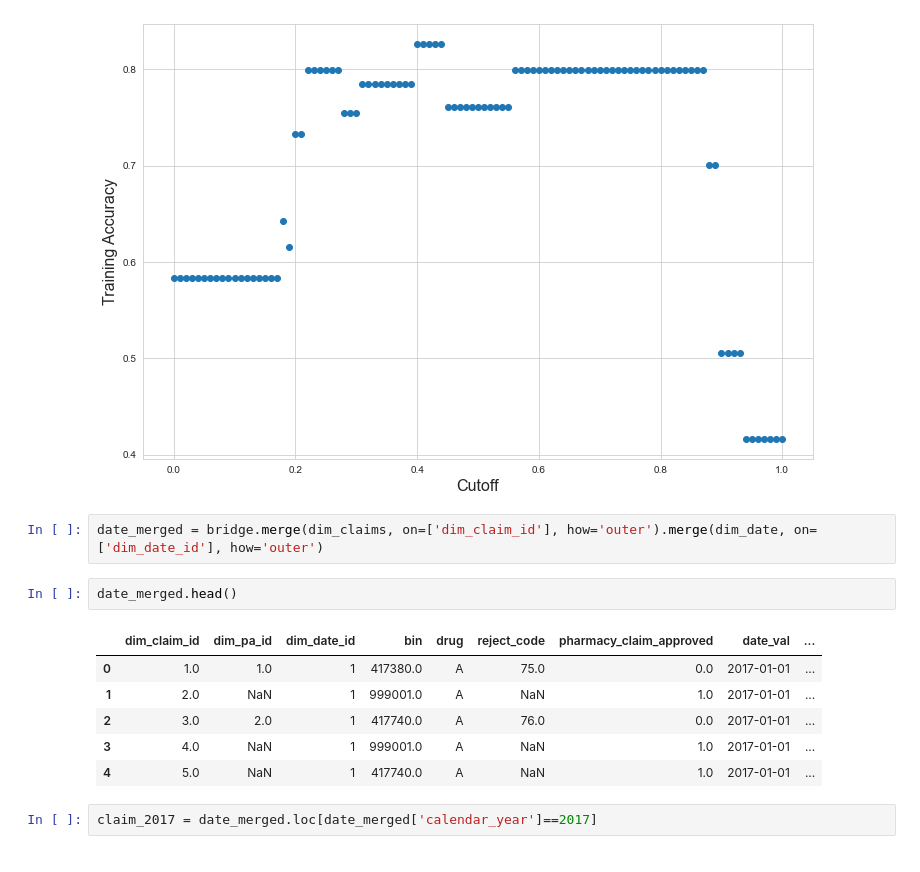
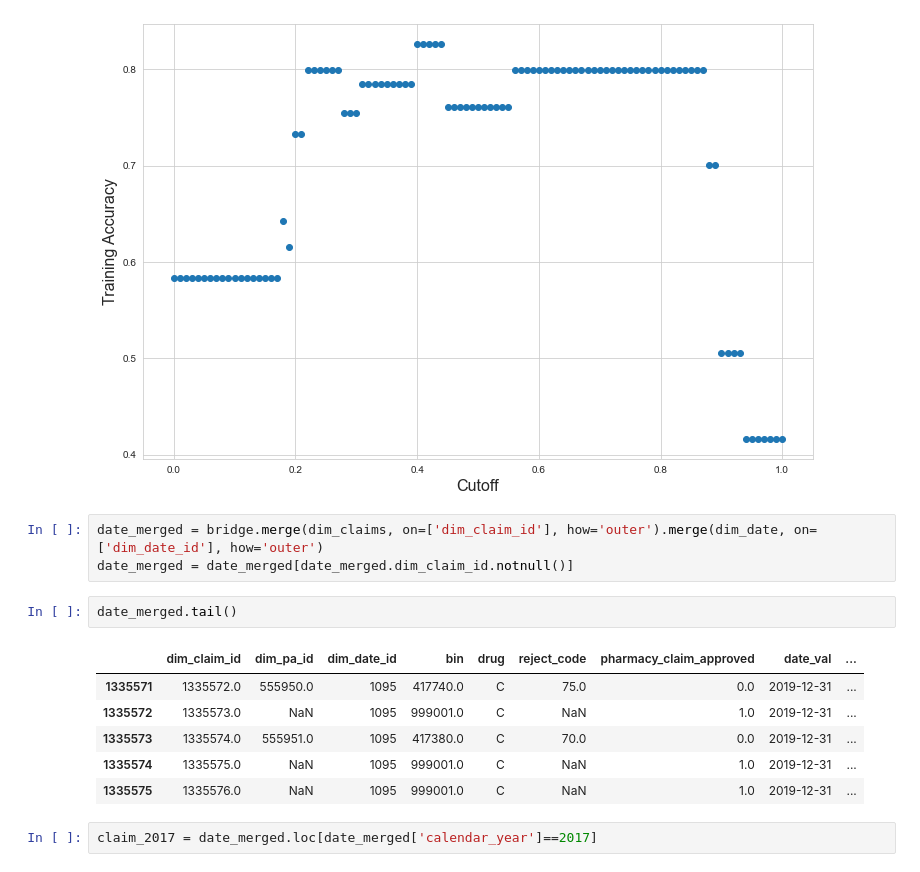
Before and after one commit to xushuo0/CoverMyMeds_Project, a Jupyter notebook: regression.ipynb, the cells around one changed output. Saved outputs shown, nothing was run; the diff lists cells and outputs as text.

```diff
--- a/regression.ipynb
+++ b/regression.ipynb
@@ -87,15 +116,16 @@ plt.show()
 [figure]
 # %%
 date_merged = bridge.merge(dim_claims, on=['dim_claim_id'], how='outer').merge(dim_date, on=['dim_date_id'], how='outer')
+date_merged = date_merged[date_merged.dim_claim_id.notnull()]
 # %%
-date_merged.head()
+date_merged.tail()
 # %% [output]
 |  | dim_claim_id | dim_pa_id | dim_date_id | bin | drug | reject_code | pharmacy_claim_approved | date_val | ... |
-| 0 | 1.0 | 1.0 | 1 | 417380.0 | A | 75.0 | 0.0 | 2017-01-01 | ... |
-| 1 | 2.0 | NaN | 1 | 999001.0 | A | NaN | 1.0 | 2017-01-01 | ... |
-| 2 | 3.0 | 2.0 | 1 | 417740.0 | A | 76.0 | 0.0 | 2017-01-01 | ... |
-| 3 | 4.0 | NaN | 1 | 999001.0 | A | NaN | 1.0 | 2017-01-01 | ... |
-| 4 | 5.0 | NaN | 1 | 417740.0 | A | NaN | 1.0 | 2017-01-01 | ... |
+| 1335571 | 1335572.0 | 555950.0 | 1095 | 417740.0 | C | 75.0 | 0.0 | 2019-12-31 | ... |
+| 1335572 | 1335573.0 | NaN | 1095 | 999001.0 | C | NaN | 1.0 | 2019-12-31 | ... |
+| 1335573 | 1335574.0 | 555951.0 | 1095 | 417380.0 | C | 70.0 | 0.0 | 2019-12-31 | ... |
+| 1335574 | 1335575.0 | NaN | 1095 | 999001.0 | C | NaN | 1.0 | 2019-12-31 | ... |
+| 1335575 | 1335576.0 | NaN | 1095 | 999001.0 | C | NaN | 1.0 | 2019-12-31 | ... |
 # %%
 claim_2017 = date_merged.loc[date_merged['calendar_year']==2017]
 # %%
```
Also changed, not shown: parts of 12 cells of this notebook.
